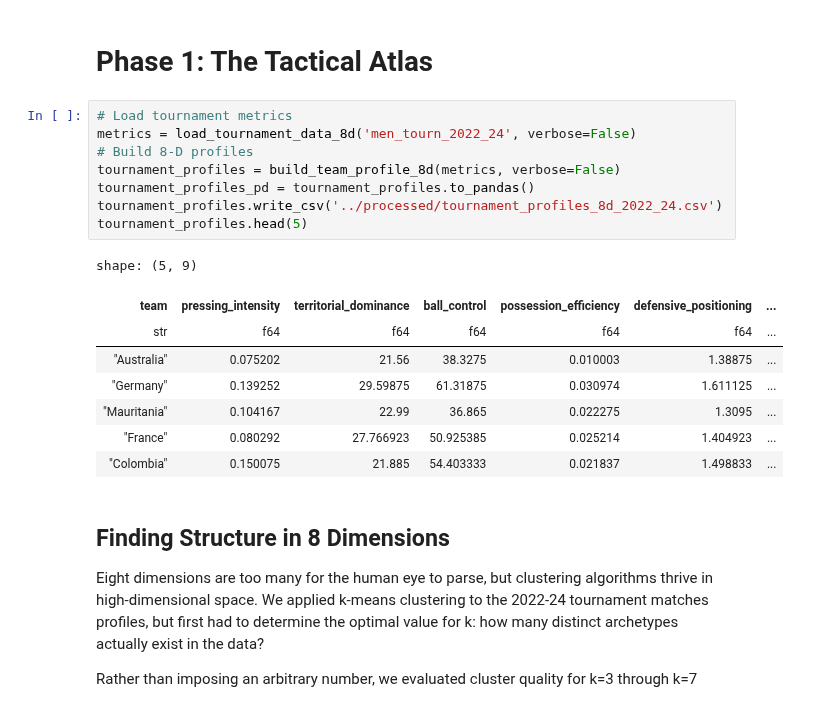
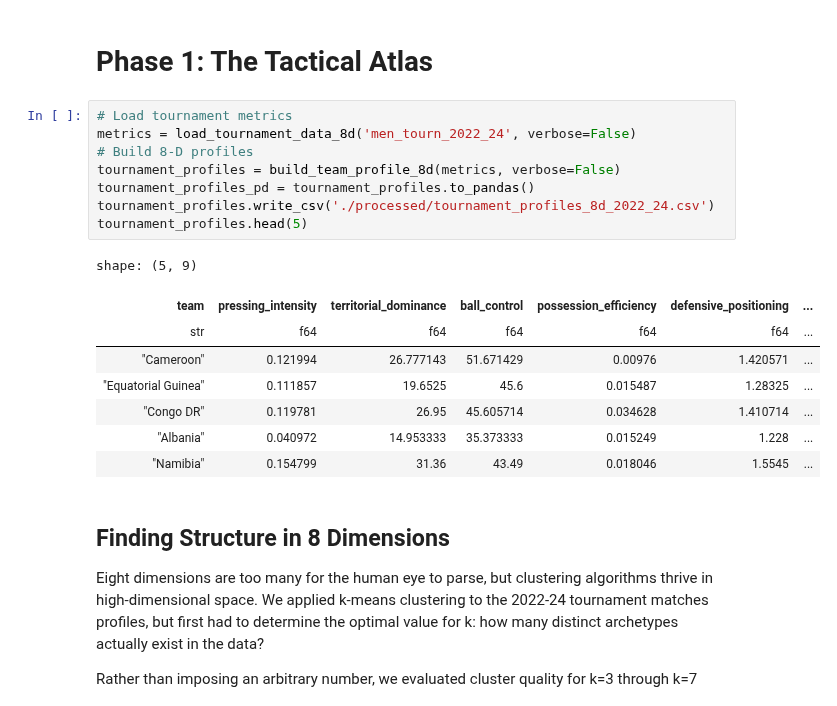
Before and after one commit to soh364/soccer-analytics-capstone-XOh, a Jupyter notebook: eda/EDA_Soomi.ipynb, the cells around one changed output. Drawn from its saved outputs; the diff is of its cells as text.

```diff
--- a/eda/EDA_Soomi.ipynb
+++ b/eda/EDA_Soomi.ipynb
@@ -62,20 +61,20 @@ Setup complete
 # %%
 # Load tournament metrics
 metrics = load_tournament_data_8d('men_tourn_2022_24', verbose=False)
 # Build 8-D profiles
 tournament_profiles = build_team_profile_8d(metrics, verbose=False)
 tournament_profiles_pd = tournament_profiles.to_pandas()
-tournament_profiles.write_csv('../processed/tournament_profiles_8d_2022_24.csv')
+tournament_profiles.write_csv('./processed/tournament_profiles_8d_2022_24.csv')
 tournament_profiles.head(5)
 # %% [output]
 shape: (5, 9)
 | team | pressing_intensity | territorial_dominance | ball_control | possession_efficiency | defensive_positioning | ... |
 | str | f64 | f64 | f64 | f64 | f64 | ... |
-| "Australia" | 0.075202 | 21.56 | 38.3275 | 0.010003 | 1.38875 | ... |
-| "Germany" | 0.139252 | 29.59875 | 61.31875 | 0.030974 | 1.611125 | ... |
-| "Mauritania" | 0.104167 | 22.99 | 36.865 | 0.022275 | 1.3095 | ... |
-| "France" | 0.080292 | 27.766923 | 50.925385 | 0.025214 | 1.404923 | ... |
-| "Colombia" | 0.150075 | 21.885 | 54.403333 | 0.021837 | 1.498833 | ... |
+| "Cameroon" | 0.121994 | 26.777143 | 51.671429 | 0.00976 | 1.420571 | ... |
+| "Equatorial Guinea" | 0.111857 | 19.6525 | 45.6 | 0.015487 | 1.28325 | ... |
+| "Congo DR" | 0.119781 | 26.95 | 45.605714 | 0.034628 | 1.410714 | ... |
+| "Albania" | 0.040972 | 14.953333 | 35.373333 | 0.015249 | 1.228 | ... |
+| "Namibia" | 0.154799 | 31.36 | 43.49 | 0.018046 | 1.5545 | ... |
 # %% [markdown]
 ## Finding Structure in 8 Dimensions
 Eight dimensions are too many for the human eye to parse, but clustering algorithms thrive in high-dimensional space. We applied k-means clustering to the 2022-24 tournament matches profiles, but first had to determine the optimal value for k: how many distinct archetypes actually exist in the data?
```
Also changed, not shown: parts of 9 cells of this notebook, 25 other files.
